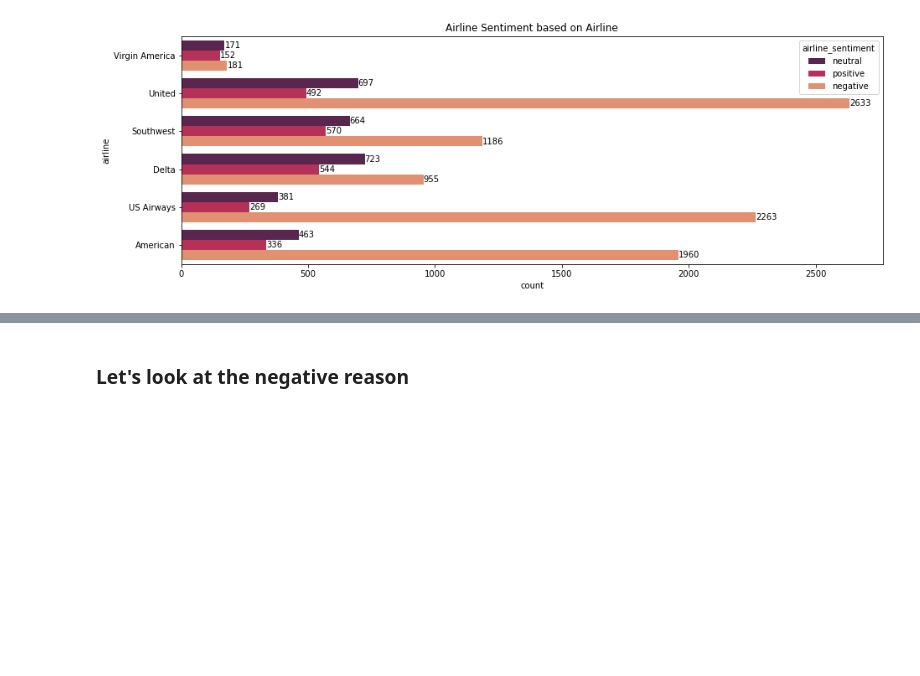
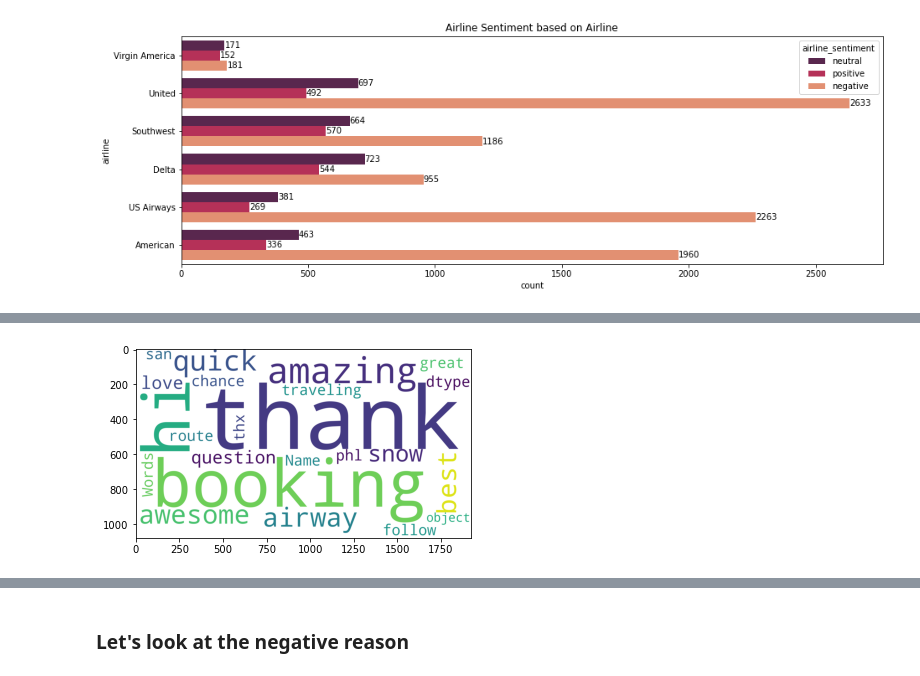
Before and after one commit to KierraDangerfield/Springboard, a Jupyter notebook: Capstone 3 Airline Sentiment Analysis/Notebooks/2 Sentiment Analysis EDA.ipynb, the cells around one changed output, grey strips where cells are left out. Cells and saved outputs as stored; diff of their text form; code cells hidden in the pictures; blank space fills up the shorter version.

```diff
--- a/Capstone 3 Airline Sentiment Analysis/Notebooks/2 Sentiment Analysis EDA.ipynb
+++ b/Capstone 3 Airline Sentiment Analysis/Notebooks/2 Sentiment Analysis EDA.ipynb
@@ -491,0 +366,25 @@ mostWords(americanTweets, "Top Negative Words for American")
+# %%
+#make list of words
+allWords = words[ind]
+words = []
+
+for w in allWords:
+    w =  "{:>20}".format(w)
+    words.append(w)
+
+#words
+
+#make list of prob
+allProb = probs[ind]
+probability = []
+
+for p in allProb:
+    p = "{:.2f}".format(1 - np.exp(p))
+    probability.append(p)
+
+#probability
+# %%
+predictiveWords = {"Words": words, "Probabilities": probability}
+
+predictiveWords = pd.DataFrame(predictiveWords)
+predictiveWords.head()
@@ -491,0 +413,10 @@ mostWords(americanTweets, "Top Negative Words for American")
+# %%
+from PIL import Image
+from wordcloud import WordCloud, ImageColorGenerator, STOPWORDS
+
+wc = WordCloud(background_color = 'white', width = 1920, height = 1080)
+cloud = wc.generate_from_text(str(predictiveWords[:20].Words))
+plt.imshow(cloud)
+plt.show()
+# %% [output]
+[figure, added]
```
Also changed, not shown: parts of 52 cells of this notebook, 1 other file.
